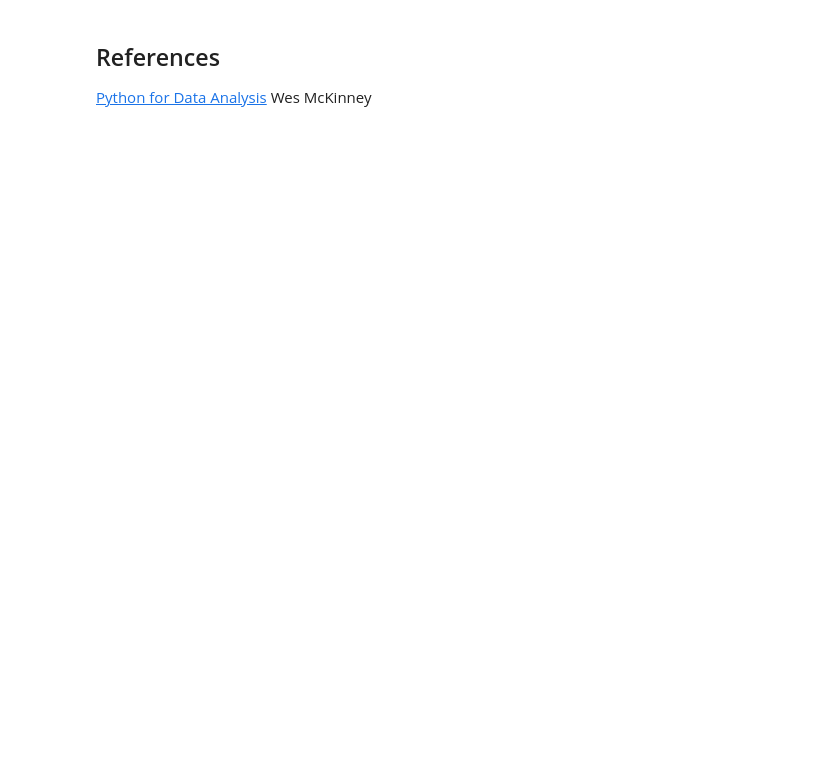
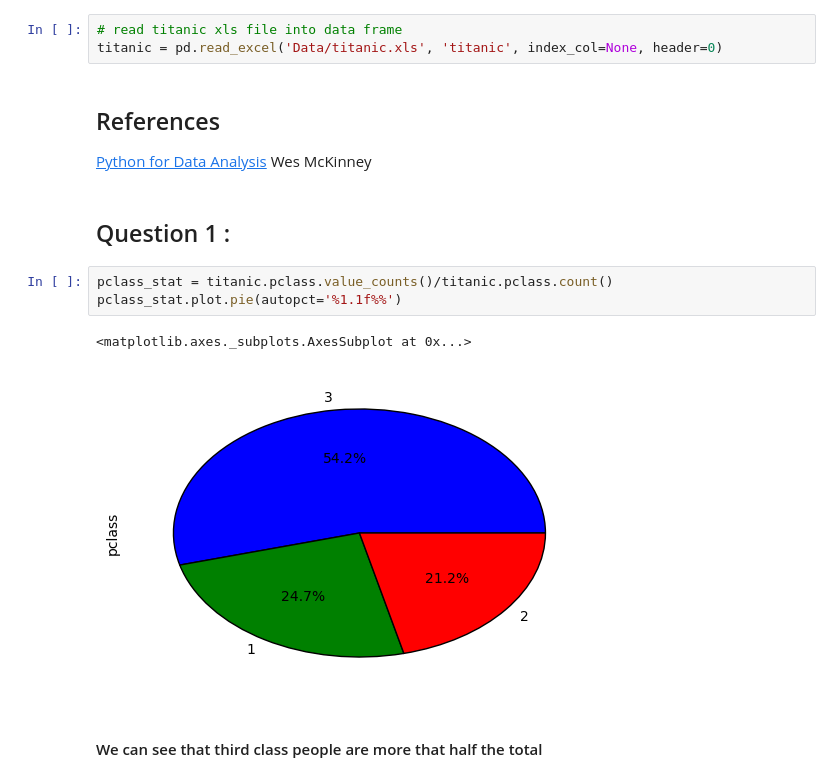
Before and after one commit to hediD/ada-assignments, a Jupyter notebook: Data Wrangling with Pandas.ipynb, the cells around one changed output. Cells and saved outputs as stored; diff of their text form; blank space fills up the shorter version.

```diff
--- a/Data Wrangling with Pandas.ipynb
+++ b/Data Wrangling with Pandas.ipynb
@@ -637,7 +1039,20 @@ Women and children first?
 2. Use the `groupby` method to calculate the proportion of passengers that survived by sex.
 3. Calculate the same proportion, but by class and sex.
 4. Create age categories: children (under 14 years), adolescents (14-20), adult (21-64), and senior(65+), and calculate survival proportions by age category, class and sex.
+# %%
+# read titanic xls file into data frame
+titanic = pd.read_excel('Data/titanic.xls', 'titanic', index_col=None, header=0)
 # %% [markdown]
 ## References
 
 [Python for Data Analysis](http://shop.oreilly.com/product/0636920023784.do) Wes McKinney
+# %% [markdown]
+## Question 1 :
+# %%
+pclass_stat = titanic.pclass.value_counts()/titanic.pclass.count()
+pclass_stat.plot.pie(autopct='%1.1f%%')
+# %% [output]
+<matplotlib.axes._subplots.AxesSubplot at 0x...>
+[figure, added]
+# %% [markdown]
+####  We can see that  third class people are more that half the total
```
Also changed, not shown: parts of 69 cells of this notebook.
